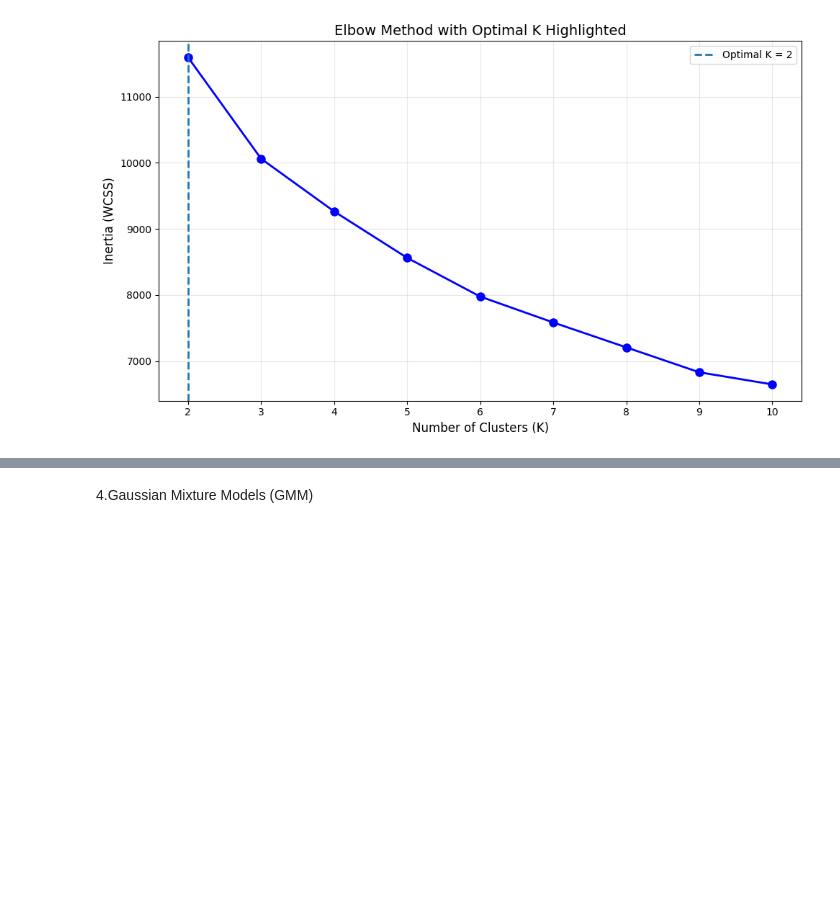
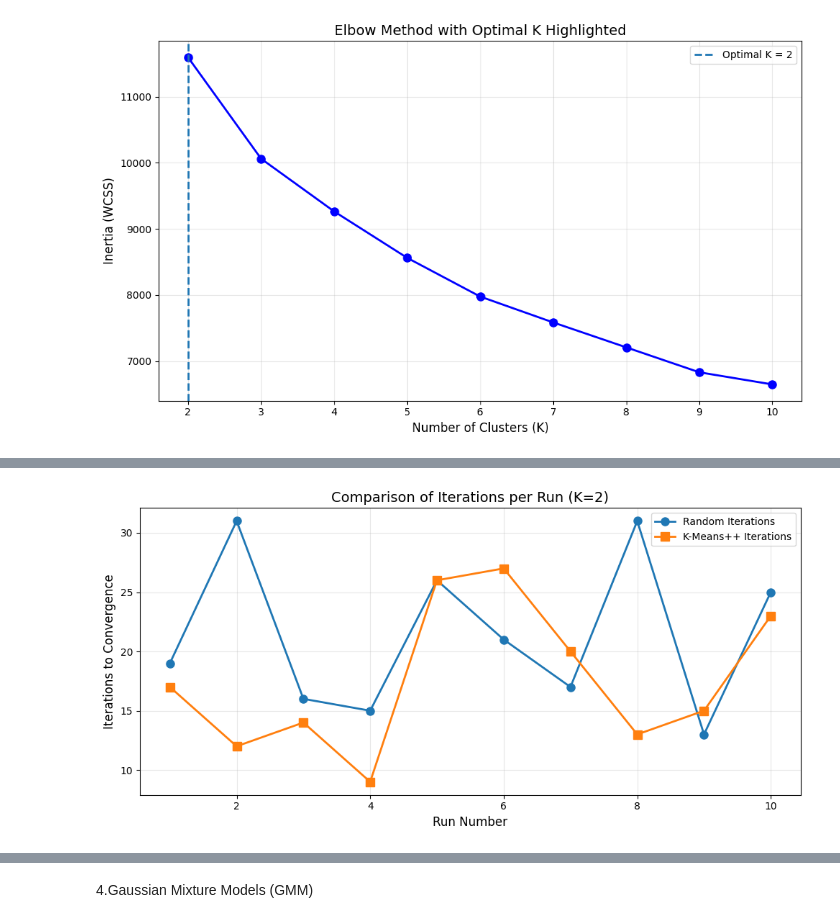
Before and after one commit to mirollawa2l/Unsupervised-Learning, a Jupyter notebook: Implementation.ipynb, the cells around one changed output, grey strips where cells are left out. Cells and saved outputs as stored; diff of their text form; code cells hidden in the pictures; blank space fills up the shorter version.

```diff
--- a/Implementation.ipynb
+++ b/Implementation.ipynb
@@ -567,0 +609,13 @@ K-Means++ Initialization:
+# %%
+plt.figure(figsize=(10, 5))
+plt.plot(range(1, len(random_iters)+1), random_iters, 'o-', label='Random Iterations', linewidth=2, markersize=8)
+plt.plot(range(1, len(plusplus_iters)+1), plusplus_iters, 's-', label='K-Means++ Iterations', linewidth=2, markersize=8)
+plt.xlabel('Run Number', fontsize=12)
+plt.ylabel('Iterations to Convergence', fontsize=12)
+plt.title(f'Comparison of Iterations per Run (K={optimal_k})', fontsize=14)
+plt.legend()
+plt.grid(True, alpha=0.3)
+plt.tight_layout()
+plt.show()
+# %% [output]
+[figure, added]
```
Also changed, not shown: parts of 12 cells of this notebook.
